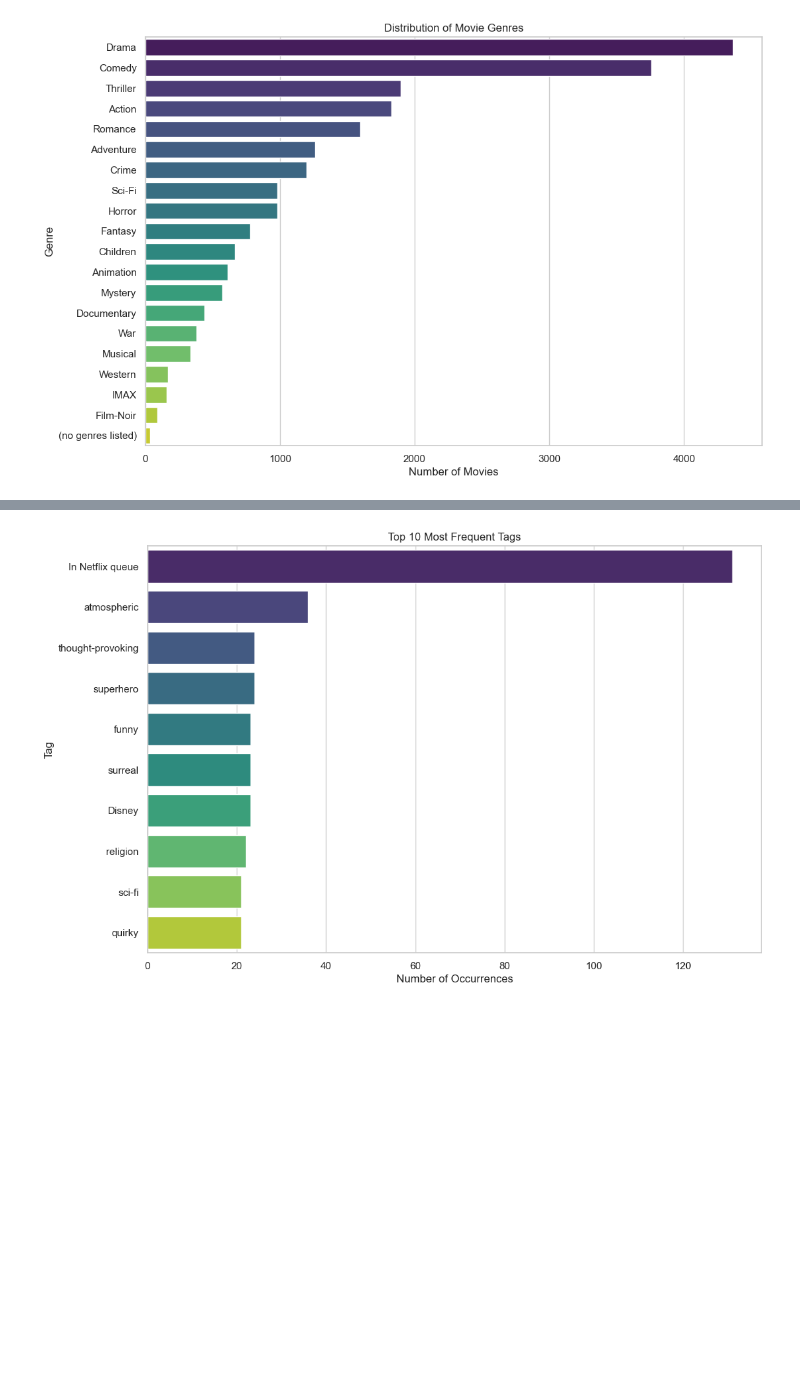
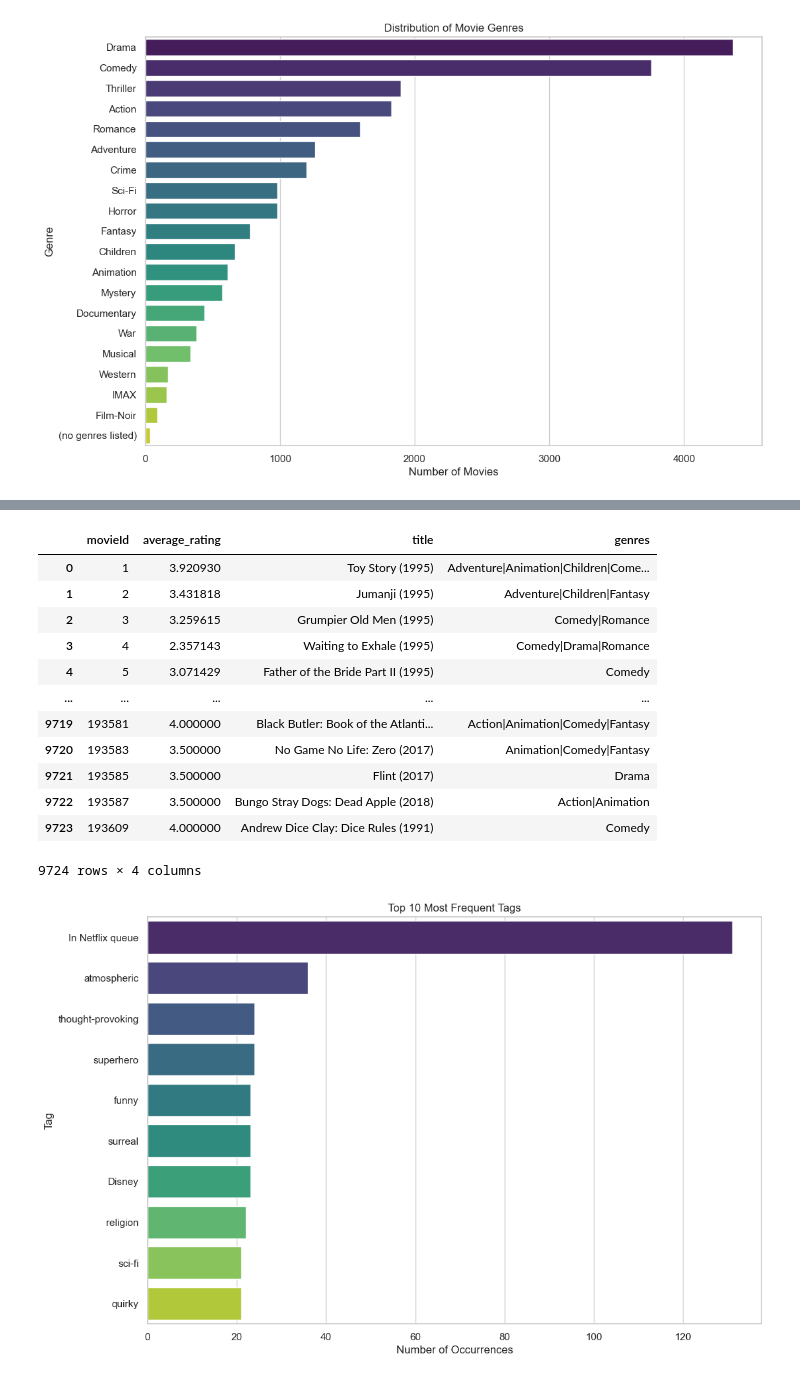
Before and after one commit to diatt17/mrp_masters, a Jupyter notebook: mrp_project.ipynb, the cells around one changed output, grey strips where cells are left out. Cells and saved outputs as stored; diff of their text form; code cells hidden in the pictures; blank space fills up the shorter version.

```diff
--- a/mrp_project.ipynb
+++ b/mrp_project.ipynb
@@ -216,3 +259,19 @@ genre_correlation
+# %%
+average_ratings
+# %% [output]
+|  | movieId | average_rating | title | genres |
+| 0 | 1 | 3.920930 | Toy Story (1995) | Adventure|Animation|Children|Come... |
+| 1 | 2 | 3.431818 | Jumanji (1995) | Adventure|Children|Fantasy |
+| 2 | 3 | 3.259615 | Grumpier Old Men (1995) | Comedy|Romance |
+| 3 | 4 | 2.357143 | Waiting to Exhale (1995) | Comedy|Drama|Romance |
+| 4 | 5 | 3.071429 | Father of the Bride Part II (1995) | Comedy |
+| ... | ... | ... | ... | ... |
+| 9719 | 193581 | 4.000000 | Black Butler: Book of the Atlanti... | Action|Animation|Comedy|Fantasy |
+| 9720 | 193583 | 3.500000 | No Game No Life: Zero (2017) | Animation|Comedy|Fantasy |
+| 9721 | 193585 | 3.500000 | Flint (2017) | Drama |
+| 9722 | 193587 | 3.500000 | Bungo Stray Dogs: Dead Apple (2018) | Action|Animation |
+| 9723 | 193609 | 4.000000 | Andrew Dice Clay: Dice Rules (1991) | Comedy |
+9724 rows × 4 columns
 # %%
 # Count the occurrences of each tag
 tag_counts = tags_df['tag'].value_counts().head(10)
```
Also changed, not shown: parts of 32 cells of this notebook, 1 other file.
